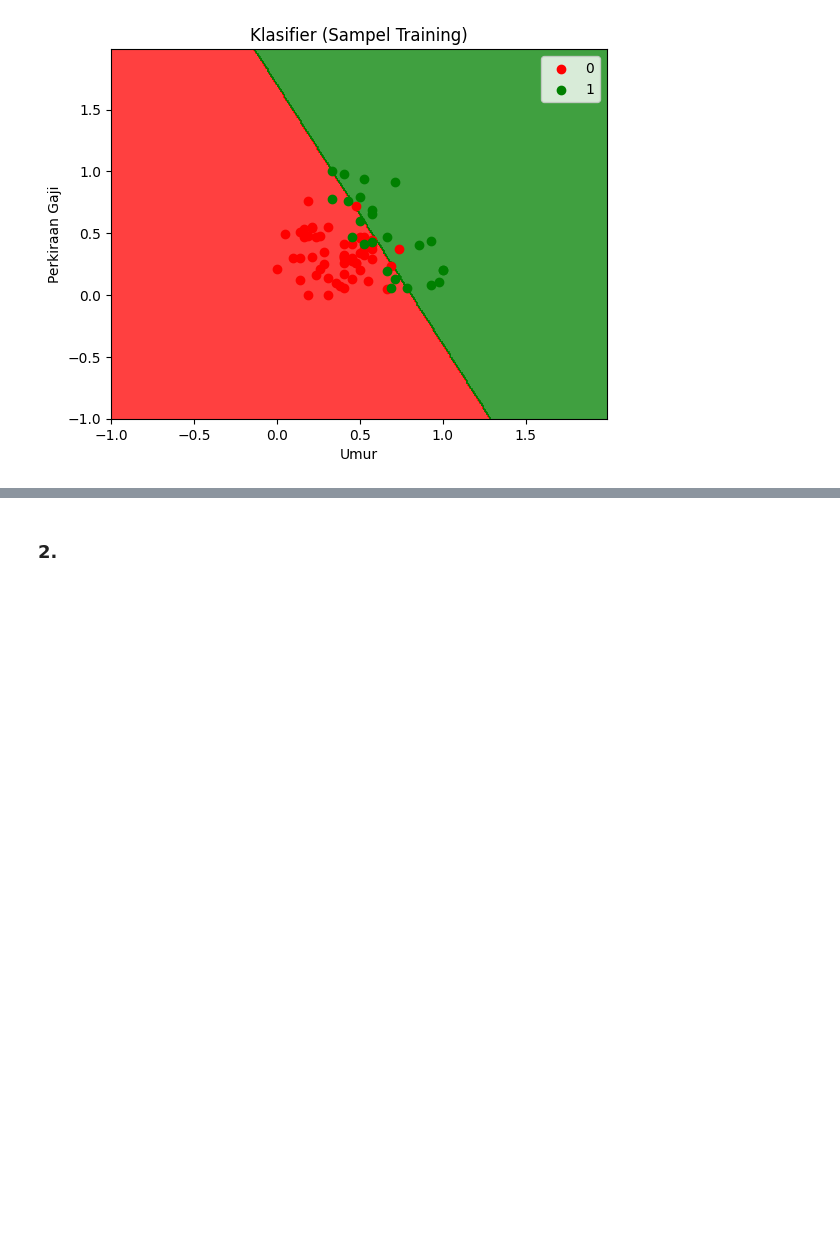
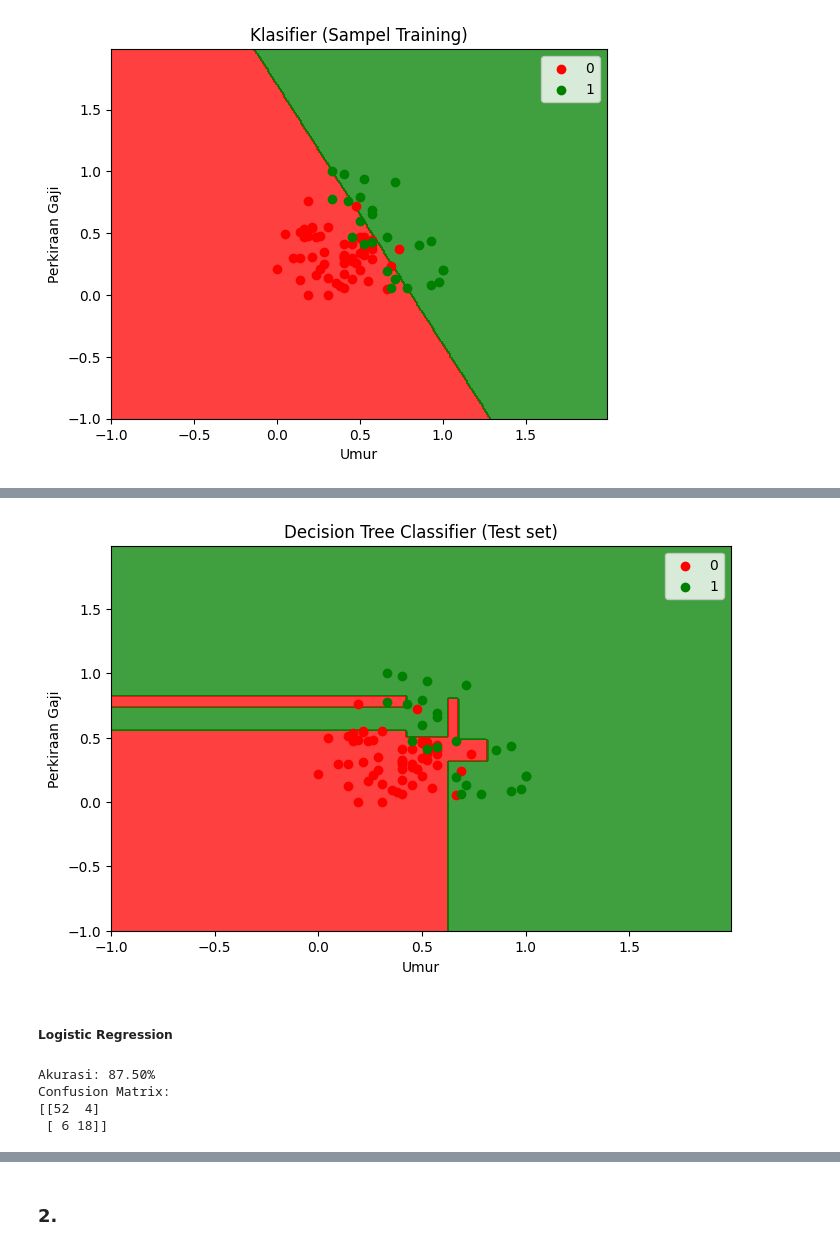
Before and after one commit to terra2n/2025_KB_TI-1C, a Jupyter notebook: jobsheet8.ipynb, the cells around one changed output, grey strips where cells are left out. Saved outputs shown, nothing was run; the diff lists cells and outputs as text; code cells hidden in the pictures; blank space fills up the shorter version.

```diff
--- a/jobsheet8.ipynb
+++ b/jobsheet8.ipynb
@@ -556,0 +574,67 @@ InvalidParameterError: The 'decision_tree' parameter of plot_tree must be an ins
+# %%
+X_set, y_set = X_test, y_test
+
+X1, X2 = np.meshgrid(
+    np.arange(start=X_set[:, 0].min() - 1,
+              stop=X_set[:, 0].max() + 1, step=0.01),
+    np.arange(start=X_set[:, 1].min() - 1,
+              stop=X_set[:, 1].max() + 1, step=0.01)
+)
+plt.figure(figsize=(8, 5))
+plt.contourf(X1, X2, best_tree.predict(np.array([X1.ravel(), X2.ravel()]).T).reshape(X1.shape),
+             alpha=0.75, cmap=ListedColormap(('red', 'green')))
+plt.xlim(X1.min(), X1.max())
+plt.ylim(X2.min(), X2.max())
+
+for i, j in enumerate(np.unique(y_set)):
+    plt.scatter(X_set[y_set == j, 0], X_set[y_set == j, 1],
+                c=ListedColormap(('red', 'green'))(i), label=j)
+
+plt.title('Decision Tree Classifier (Test set)')
+plt.xlabel('Umur')
+plt.ylabel('Perkiraan Gaji')
+plt.legend()
+plt.show()
+# %% [output]
+[figure, added]
+# %% [markdown]
+##### Logistic Regression
+# %%
+from sklearn.pipeline import Pipeline # Import Pipeline
+from sklearn.preprocessing import StandardScaler # Import StandardScaler
+from sklearn.linear_model import LogisticRegression # Import LogisticRegression
+from sklearn.model_selection import GridSearchCV # Import GridSearchCV
+from sklearn.metrics import confusion_matrix, accuracy_score # Import metrics
+
+# Pipeline untuk preprocessing + klasifikasi
+pipeline = Pipeline([
+    ('scaler', StandardScaler()),
+    ('logreg', LogisticRegression(solver='saga', max_iter=1000))
+])
+
+# Parameter Grid
+param_logreg = {
+    'logreg__penalty': ['l1', 'l2', 'elasticnet'],
+    'logreg__C': [0.0001, 0.001, 0.01, 0.1, 1, 10],
+    # Akan diabaikan jika penalty != elasticnet
+    'logreg__l1_ratio': [0, 0.1, 0.5, 0.9, 1]
+}
+
+# Grid Search
+grid = GridSearchCV(pipeline, param_logreg, cv=5,
+                    scoring='accuracy', n_jobs=-1, error_score='raise')
+grid.fit(X_train, y_train)
+
+# Hasil prediksi
+y_pred = grid.predict(X_test)
+cm = confusion_matrix(y_test, y_pred)
+acc = accuracy_score(y_test, y_pred)
+
+print("Akurasi: {:.2f}%".format(acc * 100))
+print("Confusion Matrix:")
+print(cm)
+# %% [output]
+Akurasi: 87.50%
+Confusion Matrix:
+[[52  4]
+ [ 6 18]]
```
Also changed, not shown: parts of 57 cells of this notebook.
